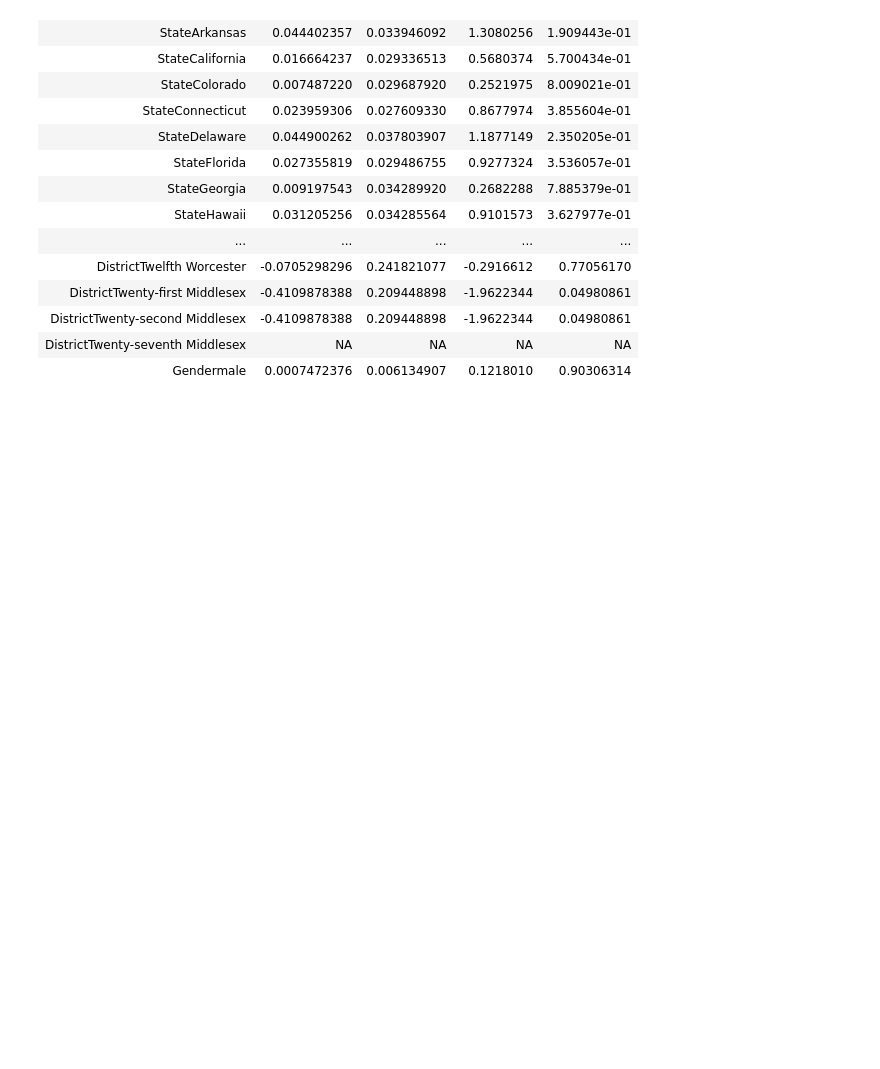
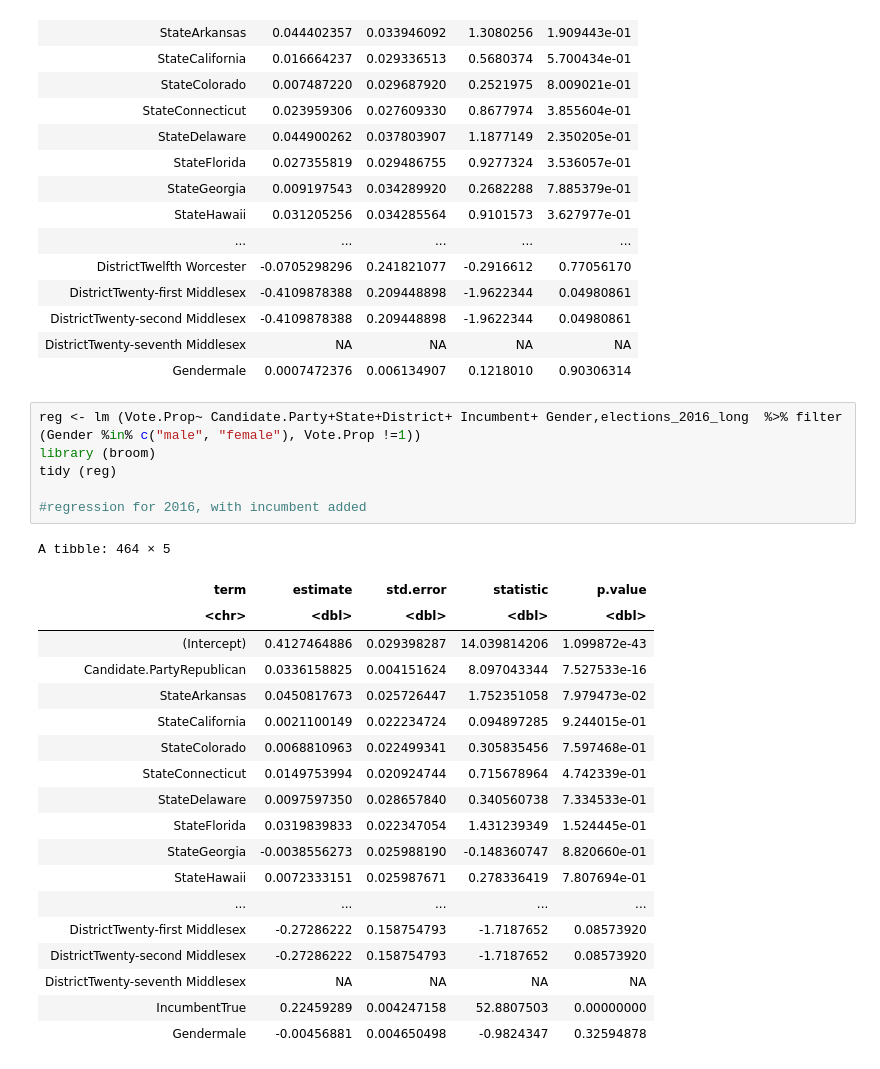
Before and after one commit to michael-bonitati-1117/final_project, a Jupyter notebook: Dataset_Analysis.ipynb, the cells around one changed output. Saved outputs shown, nothing was run; the diff lists cells and outputs as text; blank space fills up the shorter version.

Commit message:
added a regression with incumbency for 2016 as a variable

```diff
--- a/Dataset_Analysis.ipynb
+++ b/Dataset_Analysis.ipynb
@@ -439,3 +459,29 @@ A tibble: 463 × 5
 | DistrictTwenty-second Middlesex | -0.4109878388 | 0.209448898 | -1.9622344 | 0.04980861 |
 | DistrictTwenty-seventh Middlesex | NA | NA | NA | NA |
 | Gendermale | 0.0007472376 | 0.006134907 | 0.1218010 | 0.90306314 |
+# %%
+reg <- lm (Vote.Prop~ Candidate.Party+State+District+ Incumbent+ Gender,elections_2016_long  %>% filter (Gender %in% c("male", "female"), Vote.Prop !=1))
+library (broom)
+tidy (reg)
+
+#regression for 2016, with incumbent added
+# %% [output]
+A tibble: 464 × 5
+| term | estimate | std.error | statistic | p.value |
+| <chr> | <dbl> | <dbl> | <dbl> | <dbl> |
+| (Intercept) | 0.4127464886 | 0.029398287 | 14.039814206 | 1.099872e-43 |
+| Candidate.PartyRepublican | 0.0336158825 | 0.004151624 | 8.097043344 | 7.527533e-16 |
+| StateArkansas | 0.0450817673 | 0.025726447 | 1.752351058 | 7.979473e-02 |
+| StateCalifornia | 0.0021100149 | 0.022234724 | 0.094897285 | 9.244015e-01 |
+| StateColorado | 0.0068810963 | 0.022499341 | 0.305835456 | 7.597468e-01 |
+| StateConnecticut | 0.0149753994 | 0.020924744 | 0.715678964 | 4.742339e-01 |
+| StateDelaware | 0.0097597350 | 0.028657840 | 0.340560738 | 7.334533e-01 |
+| StateFlorida | 0.0319839833 | 0.022347054 | 1.431239349 | 1.524445e-01 |
+| StateGeorgia | -0.0038556273 | 0.025988190 | -0.148360747 | 8.820660e-01 |
+| StateHawaii | 0.0072333151 | 0.025987671 | 0.278336419 | 7.807694e-01 |
+| ... | ... | ... | ... | ... |
+| DistrictTwenty-first Middlesex | -0.27286222 | 0.158754793 | -1.7187652 | 0.08573920 |
+| DistrictTwenty-second Middlesex | -0.27286222 | 0.158754793 | -1.7187652 | 0.08573920 |
+| DistrictTwenty-seventh Middlesex | NA | NA | NA | NA |
+| IncumbentTrue | 0.22459289 | 0.004247158 | 52.8807503 | 0.00000000 |
+| Gendermale | -0.00456881 | 0.004650498 | -0.9824347 | 0.32594878 |
```
Also changed, not shown: parts of 2 cells of this notebook.
